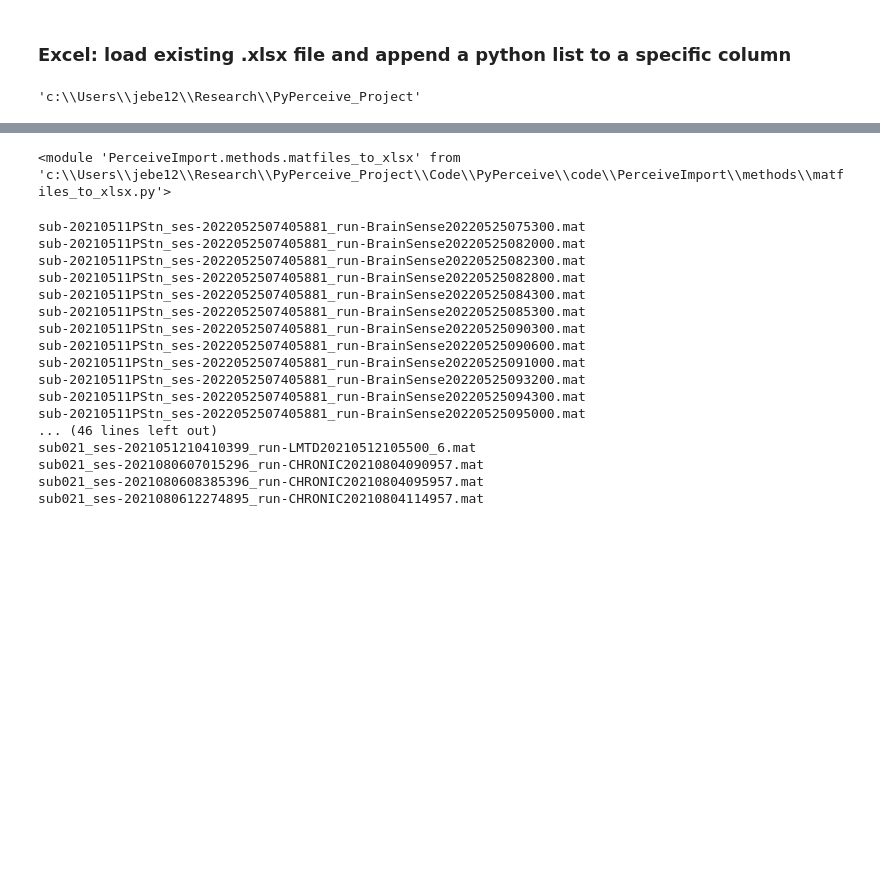
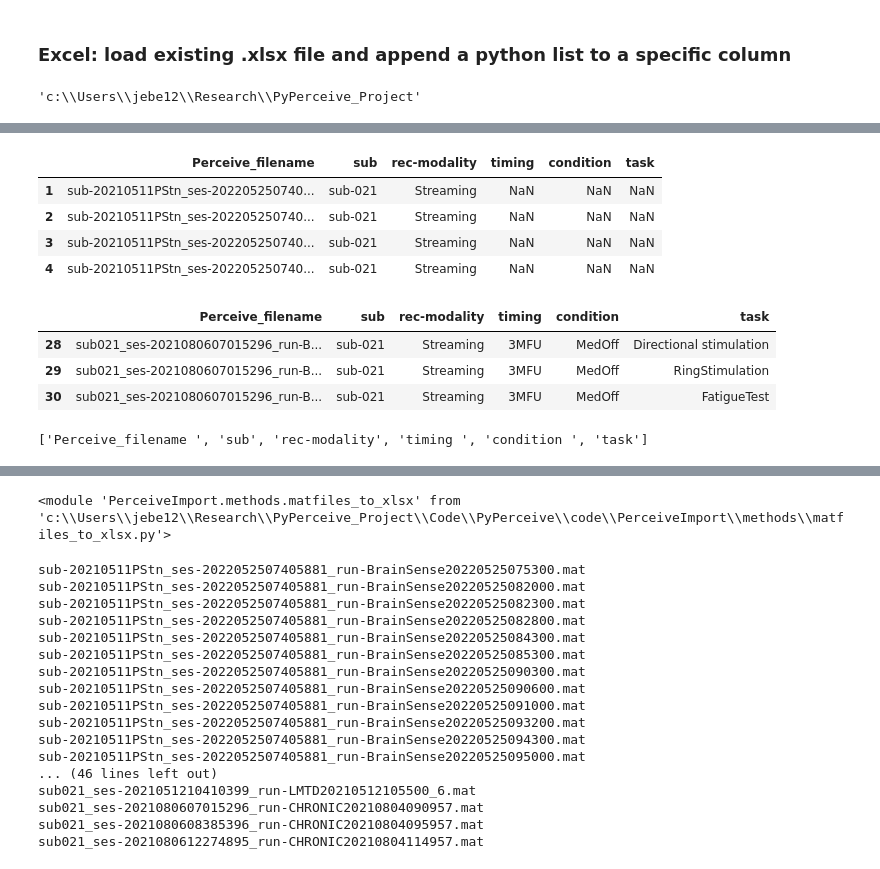
Before and after one commit to jgvhabets/PyPerceive, a Jupyter notebook: code/notebooks/percept_playground.ipynb, the cells around one changed output, grey strips where cells are left out. Drawn from its saved outputs; the diff is of its cells as text; code cells hidden in the pictures; blank space fills up the shorter version.

```diff
--- a/code/notebooks/percept_playground.ipynb
+++ b/code/notebooks/percept_playground.ipynb
@@ -190,0 +215,21 @@ from openpyxl import Workbook, load_workbook
+# %%
+PerceiveMetadata[1:5]
+# %% [output]
+|  | Perceive_filename | sub | rec-modality | timing | condition | task |
+| 1 | sub-20210511PStn_ses-202205250740... | sub-021 | Streaming | NaN | NaN | NaN |
+| 2 | sub-20210511PStn_ses-202205250740... | sub-021 | Streaming | NaN | NaN | NaN |
+| 3 | sub-20210511PStn_ses-202205250740... | sub-021 | Streaming | NaN | NaN | NaN |
+| 4 | sub-20210511PStn_ses-202205250740... | sub-021 | Streaming | NaN | NaN | NaN |
+# %%
+# print only one specific row -> row index .loc[int]
+PerceiveMetadata.loc[[28, 29, 30]]
+# %% [output]
+|  | Perceive_filename | sub | rec-modality | timing | condition | task |
+| 28 | sub021_ses-2021080607015296_run-B... | sub-021 | Streaming | 3MFU | MedOff | Directional stimulation |
+| 29 | sub021_ses-2021080607015296_run-B... | sub-021 | Streaming | 3MFU | MedOff | RingStimulation |
+| 30 | sub021_ses-2021080607015296_run-B... | sub-021 | Streaming | 3MFU | MedOff | FatigueTest |
+# %%
+print(PerceiveMetadata.columns.to_list())
+PerceiveMetadata.columns = PerceiveMetadata.columns.str.strip() # this fixes an error when I want to print column "condition"
+# %% [output]
+['Perceive_filename ', 'sub', 'rec-modality', 'timing ', 'condition ', 'task']
```
Also changed, not shown: parts of 22 cells of this notebook, 2 other files.
